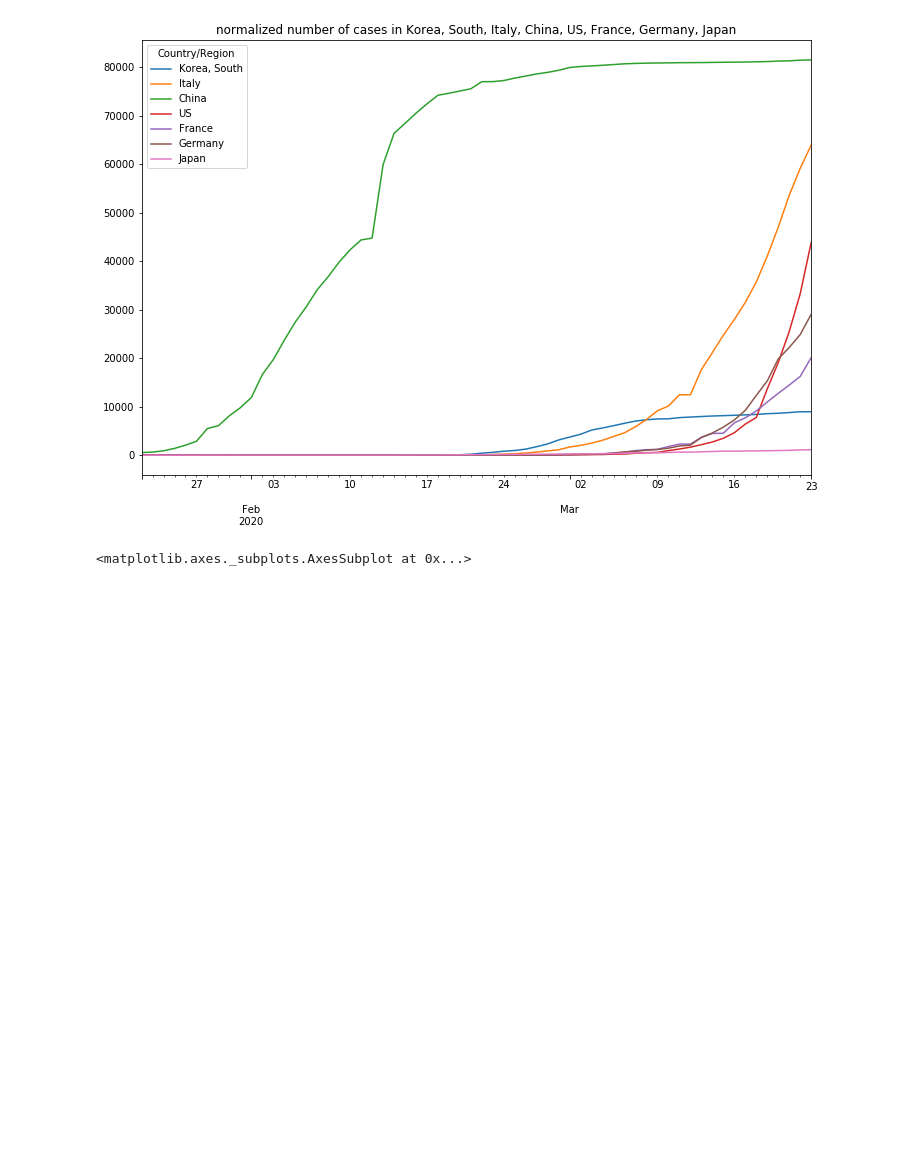
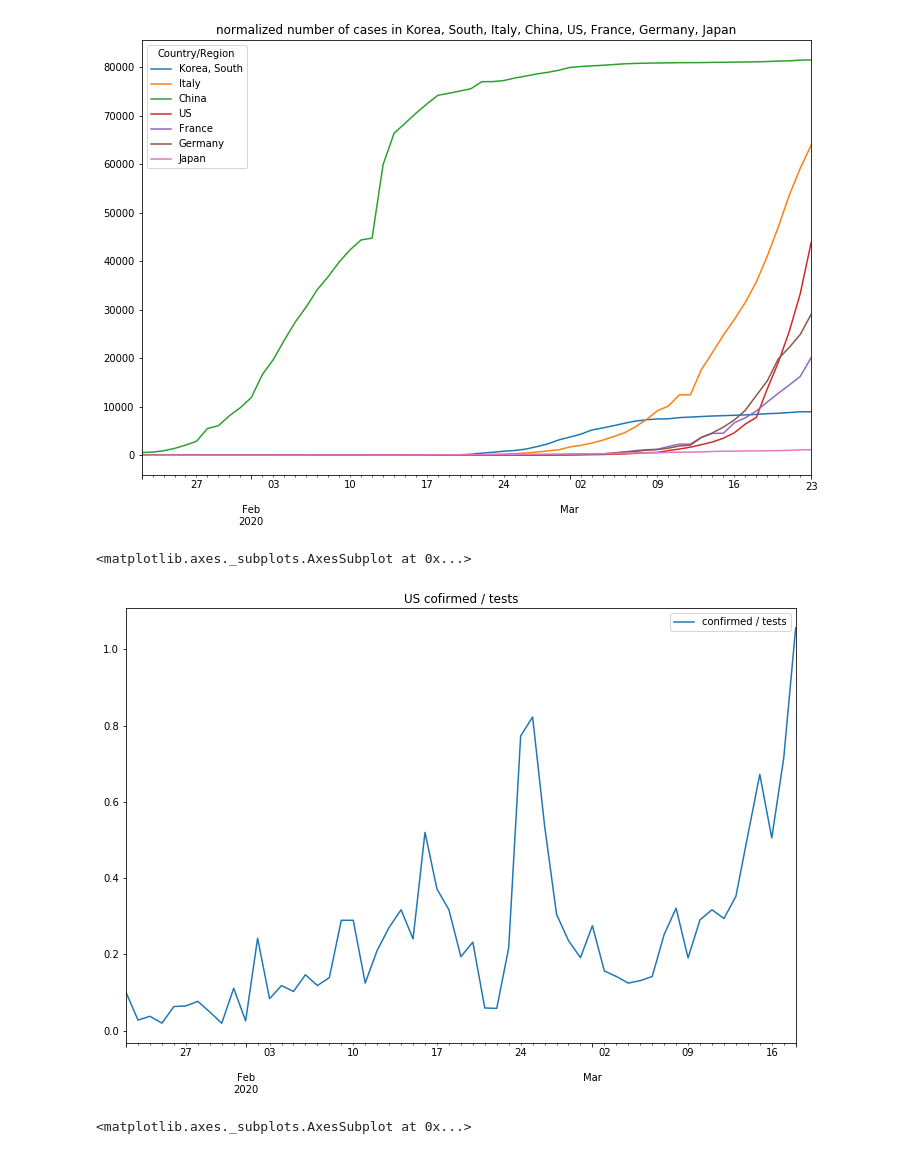
Before and after one commit to zhehaowang/coronavirus, a Jupyter notebook: src/corona.ipynb, the cells around one changed output. Cells and saved outputs as stored; diff of their text form; code cells hidden in the pictures; blank space fills up the shorter version.

Commit message:
src, data: add us cdc number of tests and normalize by such

```diff
--- a/src/corona.ipynb
+++ b/src/corona.ipynb
@@ -55,6 +70,45 @@ plot_df.plot(figsize=(12, 8), legend=True, title="normalized number of cases in
 # %% [output]
 <matplotlib.axes._subplots.AxesSubplot at 0x...>
 [figure]
+# %%
+# parsing US daily number of tests (CDC)
+
+us_daily_tests_raw = "../data/us_number_of_tests.raw"
+us_daily_tests_csv = "../data/us_number_of_tests.csv"
+cnt = -1
+
+with open(us_daily_tests_raw, "r") as rfile, open(us_daily_tests_csv, "w") as wfile:
+    # slow but whatever
+    for line in rfile:
+        cnt += 1
+        if cnt == 0:
+            wfile.write(line.strip().replace("\t", ",") + "\n")
+        else:
+            parts = line.strip().split("\t")
+            # public health labs data being collected, then skip
+            # cdc labs data being collected, ignore, as their numbers are low
+            if not parts[2][-1].isdigit():
+                continue
+            else:
+                wfile.write(parts[0] + "/20," + parts[1].replace("‡", "") + "," + parts[2] + "\n")
+
+us_tests_df = pd.read_csv(us_daily_tests_csv)
+us_tests_df['total_tests'] = us_tests_df['CDC Labs'] + us_tests_df['US Public Health Labs']
+us_tests_df['Date Collected'] = pd.to_datetime(us_tests_df['Date Collected'], format="%m/%d/%y")
+us_tests_df = us_tests_df.set_index('Date Collected')
+# %%
+# plot us number of cases / number of tests
+# this data looks off
+
+us_cases_df = country_df.loc["US"]
+
+us_joined_df = us_tests_df.merge(us_cases_df.rename("confirmed_cases"), left_index=True, right_index=True)
+
+us_joined_df['confirmed / tests'] = us_joined_df['confirmed_cases'] / us_joined_df['total_tests']
+us_joined_df['confirmed / tests'].transpose().plot(figsize=(12, 8), legend=True, title="US cofirmed / tests")
+# %% [output]
+<matplotlib.axes._subplots.AxesSubplot at 0x...>
+[figure, added]
 # %%
 # plot countries (normalized)
 
```
Also changed, not shown: parts of 1 cell of this notebook, 2 other files.
